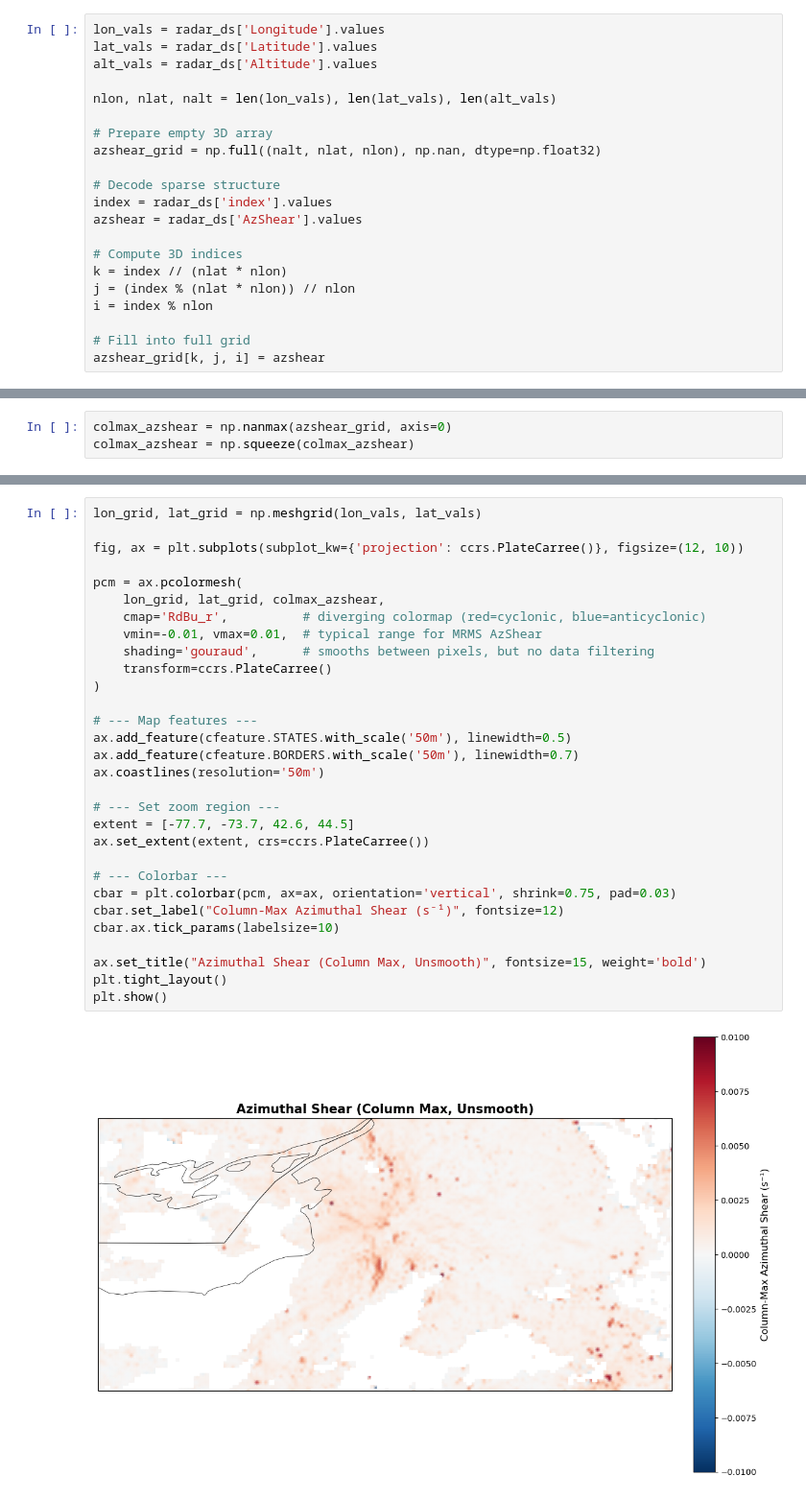
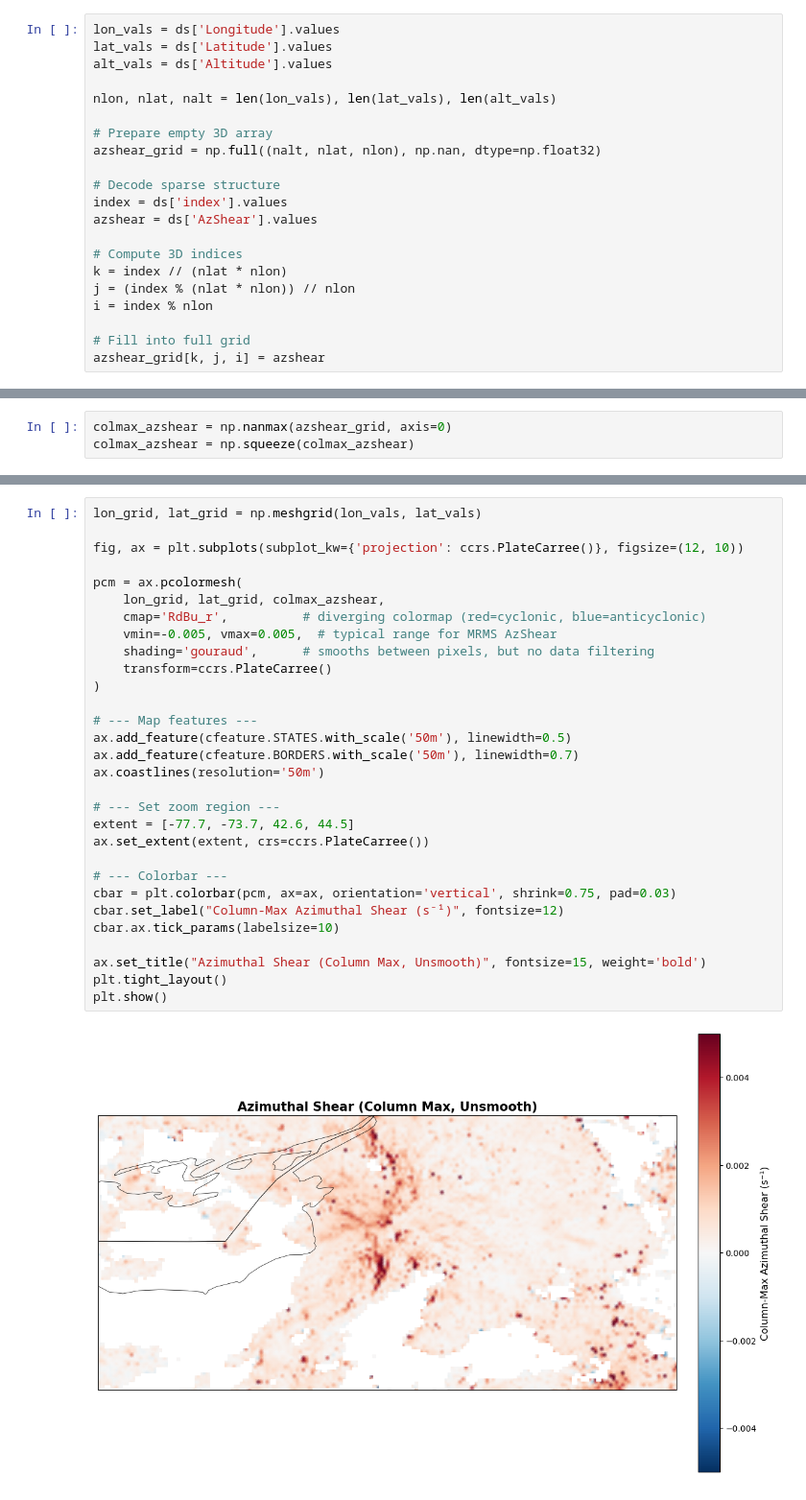
Before and after one commit to ajcolgat/proto-cookbook, a Jupyter notebook: notebooks/notebook1.ipynb, the cells around one changed output, grey strips where cells are left out. Shown at 96% size. Saved outputs shown, nothing was run; the diff lists cells and outputs as text.

```diff
--- a/notebooks/notebook1.ipynb
+++ b/notebooks/notebook1.ipynb
@@ -148,7 +160,7 @@ The supercell centered over the Turin, NY area can be seen clearly in the above
 # %%
-lon_vals = radar_ds['Longitude'].values
-lat_vals = radar_ds['Latitude'].values
-alt_vals = radar_ds['Altitude'].values
+lon_vals = ds['Longitude'].values
+lat_vals = ds['Latitude'].values
+alt_vals = ds['Altitude'].values
 
 nlon, nlat, nalt = len(lon_vals), len(lat_vals), len(alt_vals)
 
@@ -156,8 +168,8 @@ nlon, nlat, nalt = len(lon_vals), len(lat_vals), len(alt_vals)
 azshear_grid = np.full((nalt, nlat, nlon), np.nan, dtype=np.float32)
 
 # Decode sparse structure
-index = radar_ds['index'].values
-azshear = radar_ds['AzShear'].values
+index = ds['index'].values
+azshear = ds['AzShear'].values
 
 # Compute 3D indices
 k = index // (nlat * nlon)
@@ -172,32 +190,32 @@ colmax_azshear = np.squeeze(colmax_azshear)
 # %%
 lon_grid, lat_grid = np.meshgrid(lon_vals, lat_vals)
 
 fig, ax = plt.subplots(subplot_kw={'projection': ccrs.PlateCarree()}, figsize=(12, 10))
 
 pcm = ax.pcolormesh(
     lon_grid, lat_grid, colmax_azshear,
     cmap='RdBu_r',          # diverging colormap (red=cyclonic, blue=anticyclonic)
-    vmin=-0.01, vmax=0.01,  # typical range for MRMS AzShear
+    vmin=-0.005, vmax=0.005,  # typical range for MRMS AzShear
     shading='gouraud',      # smooths between pixels, but no data filtering
     transform=ccrs.PlateCarree()
 )
 
 # --- Map features ---
 ax.add_feature(cfeature.STATES.with_scale('50m'), linewidth=0.5)
 ax.add_feature(cfeature.BORDERS.with_scale('50m'), linewidth=0.7)
 ax.coastlines(resolution='50m')
 
 # --- Set zoom region ---
 extent = [-77.7, -73.7, 42.6, 44.5]
 ax.set_extent(extent, crs=ccrs.PlateCarree())
 
 # --- Colorbar ---
 cbar = plt.colorbar(pcm, ax=ax, orientation='vertical', shrink=0.75, pad=0.03)
 cbar.set_label("Column-Max Azimuthal Shear (s⁻¹)", fontsize=12)
 cbar.ax.tick_params(labelsize=10)
 
 ax.set_title("Azimuthal Shear (Column Max, Unsmooth)", fontsize=15, weight='bold')
 plt.tight_layout()
 plt.show()
 # %% [output]
-[figure, old version]
+[figure, new version]
```
Also changed, not shown: parts of 18 cells of this notebook.
